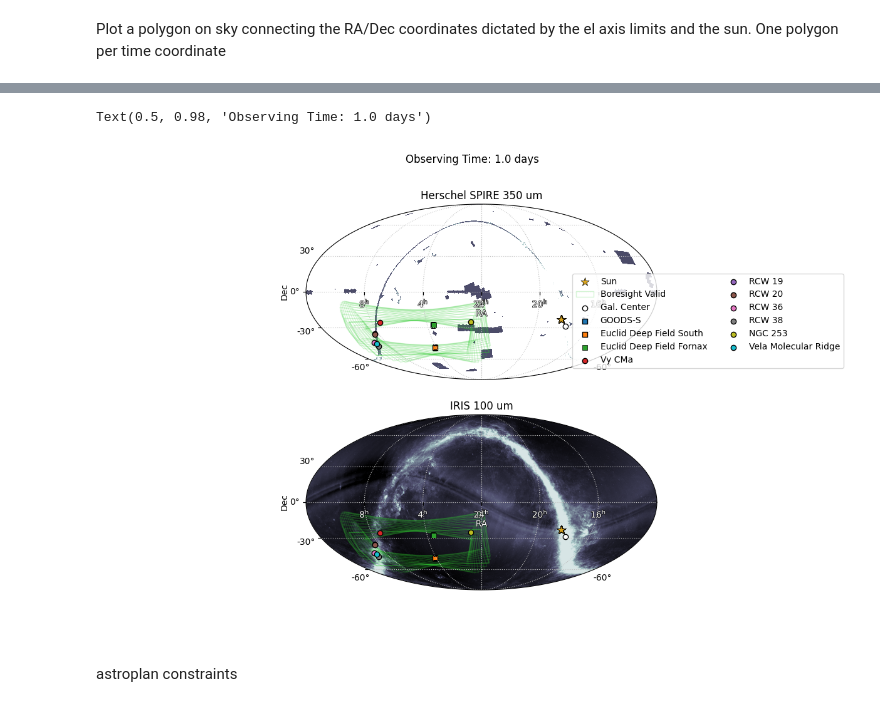
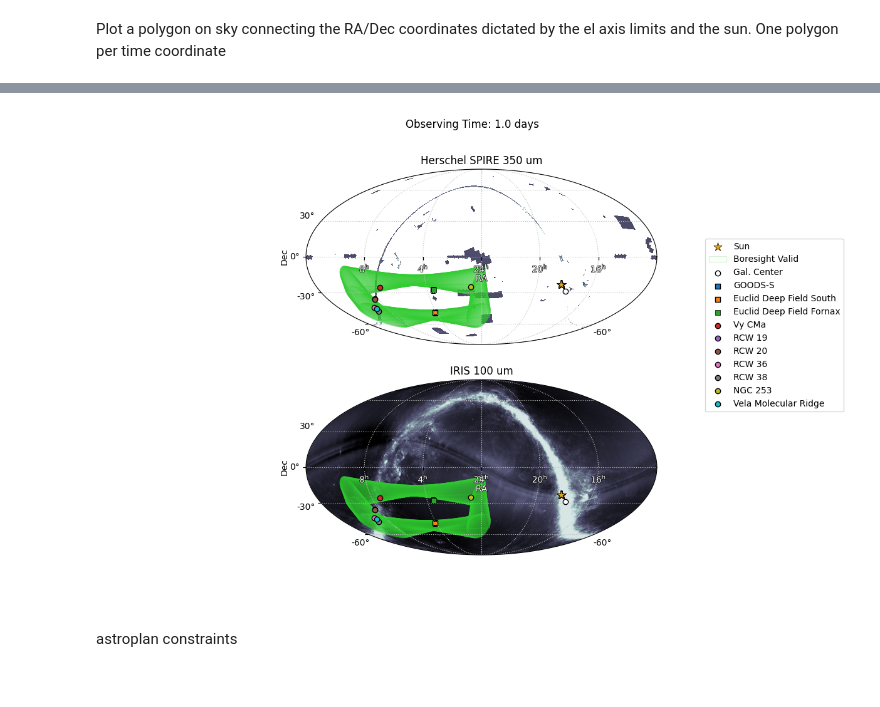
Before and after one commit to tim-balloon/tim-memos, a Jupyter notebook: TIM_sky_coverage.ipynb, the cells around one changed output, grey strips where cells are left out. Saved outputs shown, nothing was run; the diff lists cells and outputs as text; code cells hidden in the pictures.

```diff
--- a/TIM_sky_coverage.ipynb
+++ b/TIM_sky_coverage.ipynb
@@ -41,7 +41,7 @@ mcmurdo = EarthLocation(lat='-77.8419', lon='166.6863', height=37000.)
 # mcmurdo = EarthLocation(lat='-77.8419', lon='346.6863', height=37000.) # halfway around continent
 launch_date = Time('2026-12-25 00:00:00', scale='utc', location=mcmurdo)
 
-step_hr = 1
+step_hr = .1
 oneday = np.arange(0, 24 + step_hr, step_hr) * u.hr
 oneweek = np.arange(0, 24 * 7 + step_hr, step_hr) * u.hr
 threeweeks = np.arange(24 * 7 * 3 + step_hr, step_hr) * u.hr
@@ -125,8 +124,8 @@ plot_from_catalog_helper_t_vs_el(ax[2], 'GOODS-S', skycoord_override=goods_s)
 plot_from_catalog_helper_t_vs_el(ax[2], 'Vy CMa')
 # rcw19, _, = plot_from_catalog_helper_t_vs_el(ax[2], 'RCW 19')
 # rcw20, _ = plot_from_catalog_helper_t_vs_el(ax[2], 'RCW 20')
-# rcw36, _ = plot_from_catalog_helper_t_vs_el(ax[2], 'RCW 36')
-# rcw38, _ = plot_from_catalog_helper_t_vs_el(ax[2], 'RCW 38')
+rcw36, _ = plot_from_catalog_helper_t_vs_el(ax[2], 'RCW 36')
+rcw38, _ = plot_from_catalog_helper_t_vs_el(ax[2], 'RCW 38')
 # plot_from_catalog_helper_t_vs_el(ax[2], 'NGC 253')
 # plot_from_catalog_helper_t_vs_el(ax[2], '[MHL2007] G259.0453-01.5559 1')
 # plot_from_catalog_helper_t_vs_el(ax[2], 'IRAS 08088-3554')
@@ -146,14 +145,14 @@ hatch_idx = 0
 plot_from_catalog_helper_t_vs_delta_sun(ax[3], 'GOODS-S', skycoord_override=goods_s)
 plot_from_catalog_helper_t_vs_delta_sun(ax[3], 'Vy CMa')
 # plot_from_catalog_helper_t_vs_delta_sun(ax[3], 'RCW 19')
-# plot_from_catalog_helper_t_vs_delta_sun(ax[3], 'RCW 36')
-# plot_from_catalog_helper_t_vs_delta_sun(ax[3], 'RCW 38')
+plot_from_catalog_helper_t_vs_delta_sun(ax[3], 'RCW 36')
+plot_from_catalog_helper_t_vs_delta_sun(ax[3], 'RCW 38')
 
 ax[3].fill_between(t.value, DAZ_MIN, y2=DAZ_MAX, color='limegreen', alpha=0.3)
 ax[3].set_ylabel('$\Delta$Az (deg +from North)')
 ax[3].legend(loc='upper right')
 ax[3].grid(which='both')
-ax[3].set_ylim(0, 360)
+# ax[3].set_ylim(0, 360)
 ax[3].set_xlabel('Time Since Launch (hr)')
 
 plt.minorticks_on()
@@ -175,6 +174,7 @@ def plot_from_catalog_helper(ax, name):
     foo = SkyCoord.from_name(name)
     coord = SkyCoord(foo.ra, foo.dec, obstime=times, location=mcmurdo)
     ax.scatter(coord.ra, coord.dec, edgecolor='k', transform=ax.get_transform('icrs'), label=name)
+    return foo
 # %% [markdown]
 Plot a polygon on sky connecting the RA/Dec coordinates dictated by the el axis limits and the sun. One polygon per time coordinate
 # %%
@@ -281,10 +281,10 @@ for j, ax in enumerate(axs):
     ax.scatter(edff.ra, edff.dec, marker='s', linewidth=0.5, edgecolor='k', transform=ax.get_transform('icrs'), label='Euclid Deep Field Fornax')
 
     plot_from_catalog_helper(ax, 'Vy CMa')
-    plot_from_catalog_helper(ax, 'RCW 19')
-    plot_from_catalog_helper(ax, 'RCW 20')
-    plot_from_catalog_helper(ax, 'RCW 36')
-    plot_from_catalog_helper(ax, 'RCW 38')
+    rcw19 = plot_from_catalog_helper(ax, 'RCW 19')
+    rcw20 = plot_from_catalog_helper(ax, 'RCW 20')
+    rcw36 = plot_from_catalog_helper(ax, 'RCW 36')
+    rcw38 = plot_from_catalog_helper(ax, 'RCW 38')
     # plot_from_catalog_helper(ax, 'RCW 42')
     # plot_from_catalog_helper(ax, 'RCW 49')
     # plot_from_catalog_helper(ax, 'Carina Nebula')
@@ -305,7 +305,7 @@ for j, ax in enumerate(axs):
     ax.set_xlabel('RA', color='w', path_effects=path_effects)
     ax.set_ylabel('Dec')
     if j == 0:
-        ax.legend(loc='upper right', ncol=2, bbox_transform=fig.transFigure, bbox_to_anchor=(1, 0.75))
+        ax.legend(loc='upper right', ncol=1, bbox_transform=fig.transFigure, bbox_to_anchor=(1, 0.75))
     # fig.tight_layout()
 
 ax0.set_title('Herschel SPIRE 350 um')
@@ -318,5 +318,4 @@ WARNING: Tried to get polar motions for times after IERS data is valid. Defaulti
-Text(0.5, 0.98, 'Observing Time: 1.0 days')
-[figure, old version]
+[figure, new version]
 # %% [markdown]
 astroplan constraints
 # %%
```
Also changed, not shown: parts of 10 cells of this notebook.
